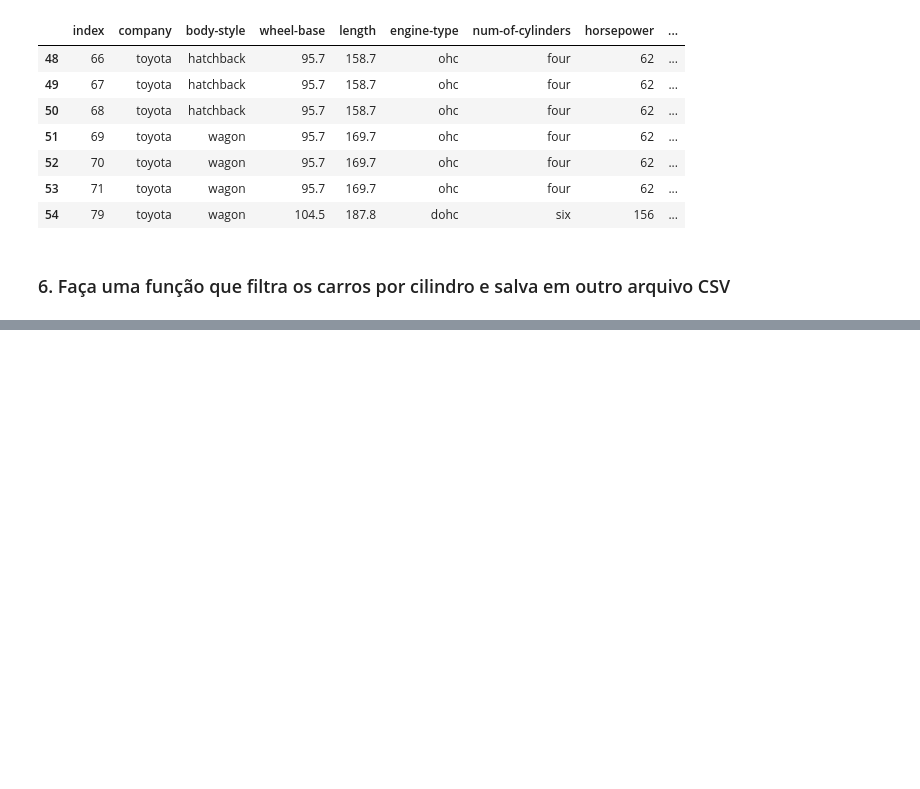
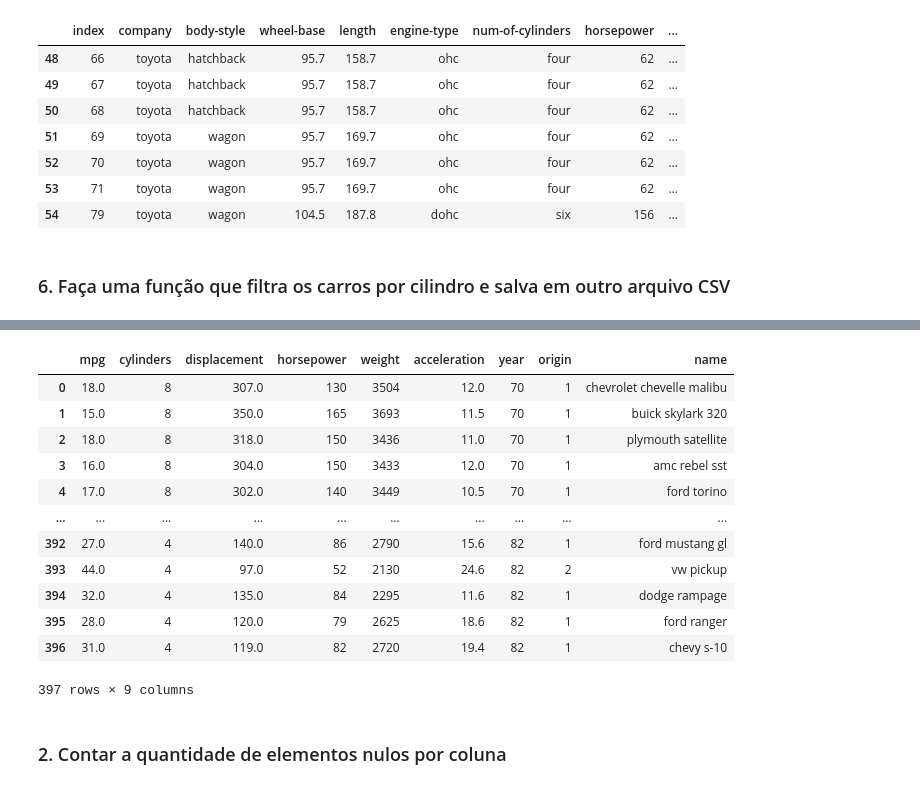
Before and after one commit to advinstai/python-datascience, a Jupyter notebook: solucoes/Alessandra/Lista de Exercícios - Pandas.ipynb, the cells around one changed output, grey strips where cells are left out. Cells and saved outputs as stored; diff of their text form; code cells hidden in the pictures; blank space fills up the shorter version.

Commit message:
fix: adiciona Lista Pandas 2

```diff
--- a/solucoes/Alessandra/Lista de Exercícios - Pandas.ipynb
+++ b/solucoes/Alessandra/Lista de Exercícios - Pandas.ipynb
@@ -112,0 +117,21 @@ filtercsv(file,'num-of-cylinders','four')
+# %%
+import pandas as pd
+import numpy as np
+from_url = pd.read_table('https://raw.githubusercontent.com/advinstai/python-datascience/master/csv/Auto.csv',',')
+display(from_url)
+# %% [output]
+|  | mpg | cylinders | displacement | horsepower | weight | acceleration | year | origin | name |
+| 0 | 18.0 | 8 | 307.0 | 130 | 3504 | 12.0 | 70 | 1 | chevrolet chevelle malibu |
+| 1 | 15.0 | 8 | 350.0 | 165 | 3693 | 11.5 | 70 | 1 | buick skylark 320 |
+| 2 | 18.0 | 8 | 318.0 | 150 | 3436 | 11.0 | 70 | 1 | plymouth satellite |
+| 3 | 16.0 | 8 | 304.0 | 150 | 3433 | 12.0 | 70 | 1 | amc rebel sst |
+| 4 | 17.0 | 8 | 302.0 | 140 | 3449 | 10.5 | 70 | 1 | ford torino |
+| ... | ... | ... | ... | ... | ... | ... | ... | ... | ... |
+| 392 | 27.0 | 4 | 140.0 | 86 | 2790 | 15.6 | 82 | 1 | ford mustang gl |
+| 393 | 44.0 | 4 | 97.0 | 52 | 2130 | 24.6 | 82 | 2 | vw pickup |
+| 394 | 32.0 | 4 | 135.0 | 84 | 2295 | 11.6 | 82 | 1 | dodge rampage |
+| 395 | 28.0 | 4 | 120.0 | 79 | 2625 | 18.6 | 82 | 1 | ford ranger |
+| 396 | 31.0 | 4 | 119.0 | 82 | 2720 | 19.4 | 82 | 1 | chevy s-10 |
+397 rows × 9 columns
+# %% [markdown]
+### 2. Contar a quantidade de elementos nulos por coluna
```
Also changed, not shown: parts of 10 cells of this notebook.
